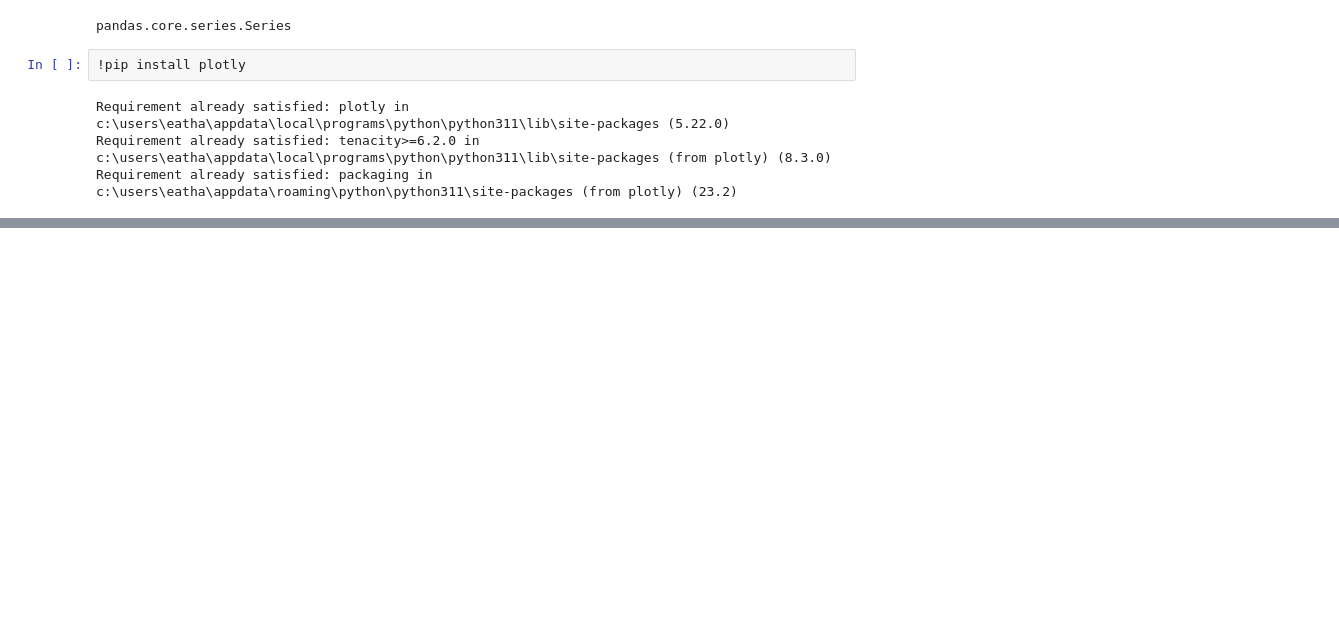
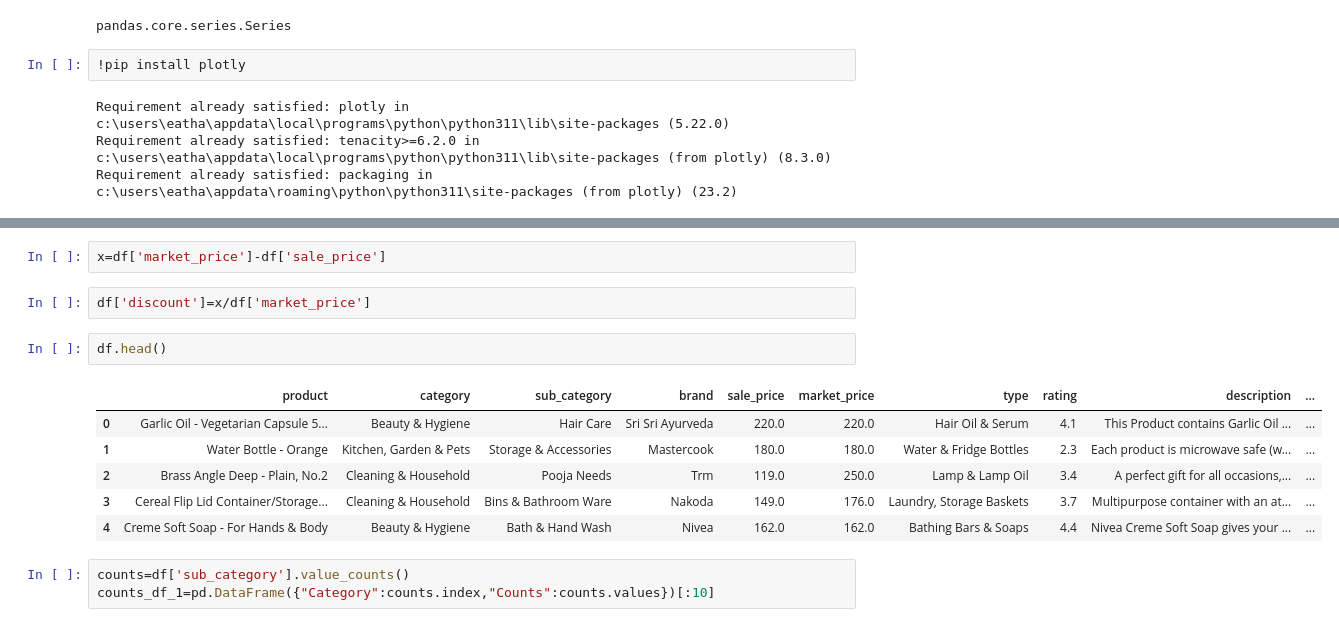
Before and after one commit to Mriduldeep44/BigBasketRecommendation, a Jupyter notebook: main.ipynb, the cells around one changed output, grey strips where cells are left out. Saved outputs shown, nothing was run; the diff lists cells and outputs as text; blank space fills up the shorter version.

```diff
--- a/main.ipynb
+++ b/main.ipynb
@@ -154,0 +178,16 @@ ModuleNotFoundError: No module named 'plotly'
+# %%
+x=df['market_price']-df['sale_price']
+# %%
+df['discount']=x/df['market_price']
+# %%
+df.head()
+# %% [output]
+|  | product | category | sub_category | brand | sale_price | market_price | type | rating | description | ... |
+| 0 | Garlic Oil - Vegetarian Capsule 5... | Beauty & Hygiene | Hair Care | Sri Sri Ayurveda | 220.0 | 220.0 | Hair Oil & Serum | 4.1 | This Product contains Garlic Oil ... | ... |
+| 1 | Water Bottle - Orange | Kitchen, Garden & Pets | Storage & Accessories | Mastercook | 180.0 | 180.0 | Water & Fridge Bottles | 2.3 | Each product is microwave safe (w... | ... |
+| 2 | Brass Angle Deep - Plain, No.2 | Cleaning & Household | Pooja Needs | Trm | 119.0 | 250.0 | Lamp & Lamp Oil | 3.4 | A perfect gift for all occasions,... | ... |
+| 3 | Cereal Flip Lid Container/Storage... | Cleaning & Household | Bins & Bathroom Ware | Nakoda | 149.0 | 176.0 | Laundry, Storage Baskets | 3.7 | Multipurpose container with an at... | ... |
+| 4 | Creme Soft Soap - For Hands & Body | Beauty & Hygiene | Bath & Hand Wash | Nivea | 162.0 | 162.0 | Bathing Bars & Soaps | 4.4 | Nivea Creme Soft Soap gives your ... | ... |
+# %%
+counts=df['sub_category'].value_counts()
+counts_df_1=pd.DataFrame({"Category":counts.index,"Counts":counts.values})[:10]
```
Also changed, not shown: parts of 4 cells of this notebook, 2 other files.
